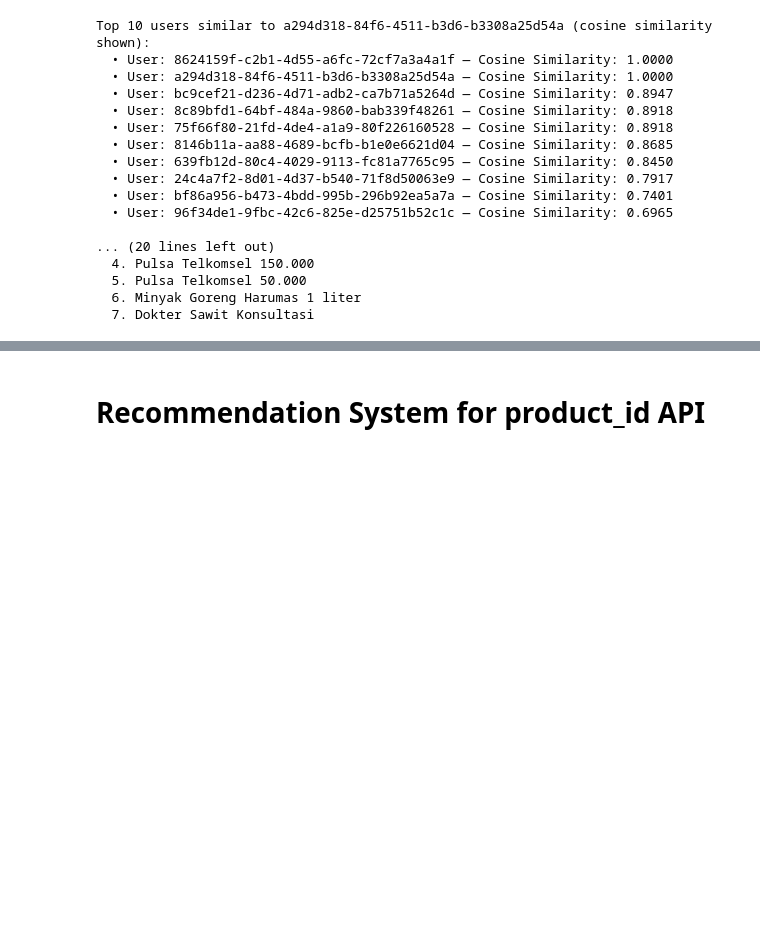
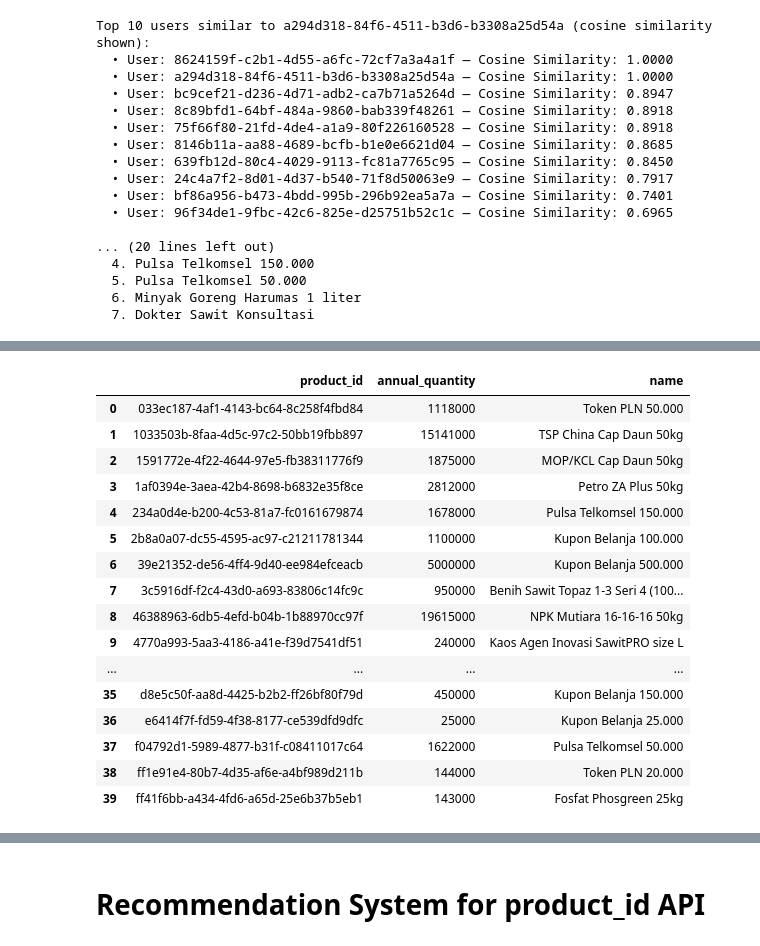
Before and after one commit to tksy1227/ICP_Group5, a Jupyter notebook: final_recsys_model.ipynb, the cells around one changed output, grey strips where cells are left out. Cells and saved outputs as stored; diff of their text form; code cells hidden in the pictures; blank space fills up the shorter version.

```diff
--- a/final_recsys_model.ipynb
+++ b/final_recsys_model.ipynb
@@ -1339,0 +1428,27 @@ seasonal_flag_table.head()
+# %%
+# Select unique product_id-name pairs to avoid duplication during merge
+product_names = merged_data[['product_id', 'name']].drop_duplicates()
+
+# Merge annual quantity data with product names
+annual_qty_named = annual_qty.merge(product_names, on='product_id', how='left')
+
+# View the top 40 rows
+annual_qty_named.head(40)
+# %% [output]
+|  | product_id | annual_quantity | name |
+| 0 | 033ec187-4af1-4143-bc64-8c258f4fbd84 | 1118000 | Token PLN 50.000 |
+| 1 | 1033503b-8faa-4d5c-97c2-50bb19fbb897 | 15141000 | TSP China Cap Daun 50kg |
+| 2 | 1591772e-4f22-4644-97e5-fb38311776f9 | 1875000 | MOP/KCL Cap Daun 50kg |
+| 3 | 1af0394e-3aea-42b4-8698-b6832e35f8ce | 2812000 | Petro ZA Plus 50kg |
+| 4 | 234a0d4e-b200-4c53-81a7-fc0161679874 | 1678000 | Pulsa Telkomsel 150.000 |
+| 5 | 2b8a0a07-dc55-4595-ac97-c21211781344 | 1100000 | Kupon Belanja 100.000 |
+| 6 | 39e21352-de56-4ff4-9d40-ee984efceacb | 5000000 | Kupon Belanja 500.000 |
+| 7 | 3c5916df-f2c4-43d0-a693-83806c14fc9c | 950000 | Benih Sawit Topaz 1-3 Seri 4 (100... |
+| 8 | 46388963-6db5-4efd-b04b-1b88970cc97f | 19615000 | NPK Mutiara 16-16-16 50kg |
+| 9 | 4770a993-5aa3-4186-a41e-f39d7541df51 | 240000 | Kaos Agen Inovasi SawitPRO size L |
+| ... | ... | ... | ... |
+| 35 | d8e5c50f-aa8d-4425-b2b2-ff26bf80f79d | 450000 | Kupon Belanja 150.000 |
+| 36 | e6414f7f-fd59-4f38-8177-ce539dfd9dfc | 25000 | Kupon Belanja 25.000 |
+| 37 | f04792d1-5989-4877-b31f-c08411017c64 | 1622000 | Pulsa Telkomsel 50.000 |
+| 38 | ff1e91e4-80b7-4d35-af6e-a4bf989d211b | 144000 | Token PLN 20.000 |
+| 39 | ff41f6bb-a434-4fd6-a65d-25e6b37b5eb1 | 143000 | Fosfat Phosgreen 25kg |
```
Also changed, not shown: parts of 31 cells of this notebook, 2 other files.
